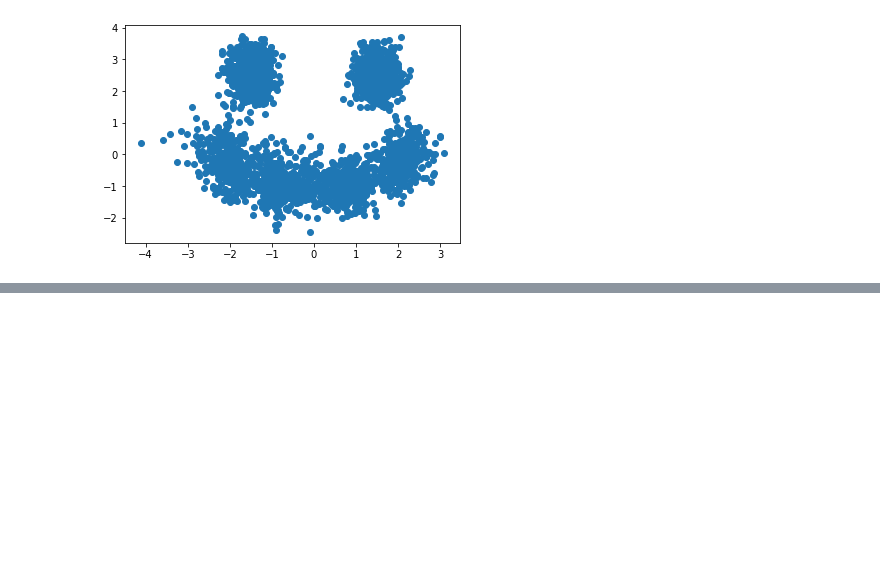
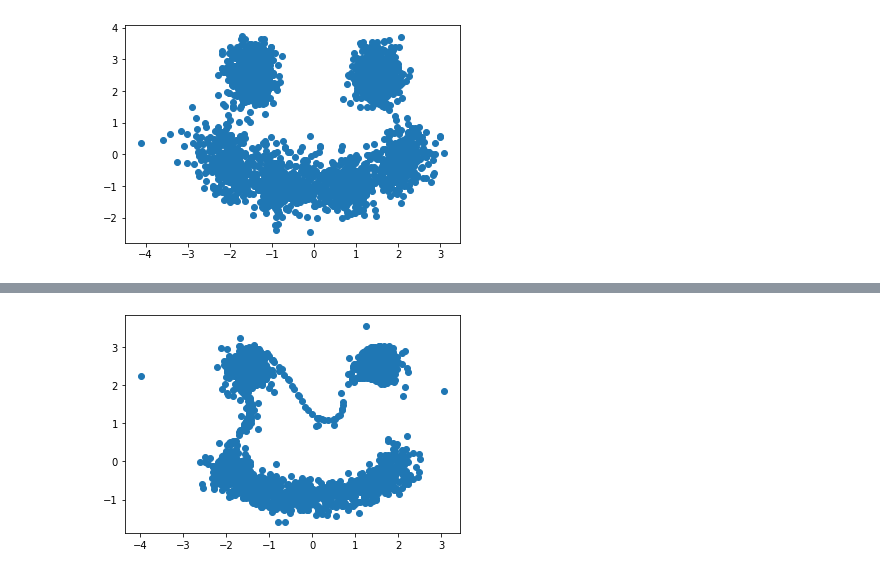
Before and after one commit to Hotckiss/DUL, a Jupyter notebook: hw2_1.ipynb, the cells around one changed output, grey strips where cells are left out. Drawn from its saved outputs; the diff is of its cells as text; code cells hidden in the pictures; blank space fills up the shorter version.

```diff
--- a/hw2_1.ipynb
+++ b/hw2_1.ipynb
@@ -318,0 +331,15 @@ plt.show()
+# %%
+z = dist.sample((3000, 1))
+x = z
+
+for i in reversed(range(len(model.t))):
+    x_ = model.mask[i] * x
+    s = model.s[i](x_) * (1 - model.mask[i])
+    t = model.t[i](x_) * (1 - model.mask[i])
+    x = (1 - model.mask[i]) * (x - t) * torch.exp(-s) + x_
+
+x1, x2 = x[:, 0, 0], x[:, 0, 1]
+plt.scatter(x1.detach().numpy(), x2.detach().numpy())
+plt.show()
+# %% [output]
+[figure, added]
```
Also changed, not shown: parts of 4 cells of this notebook.
